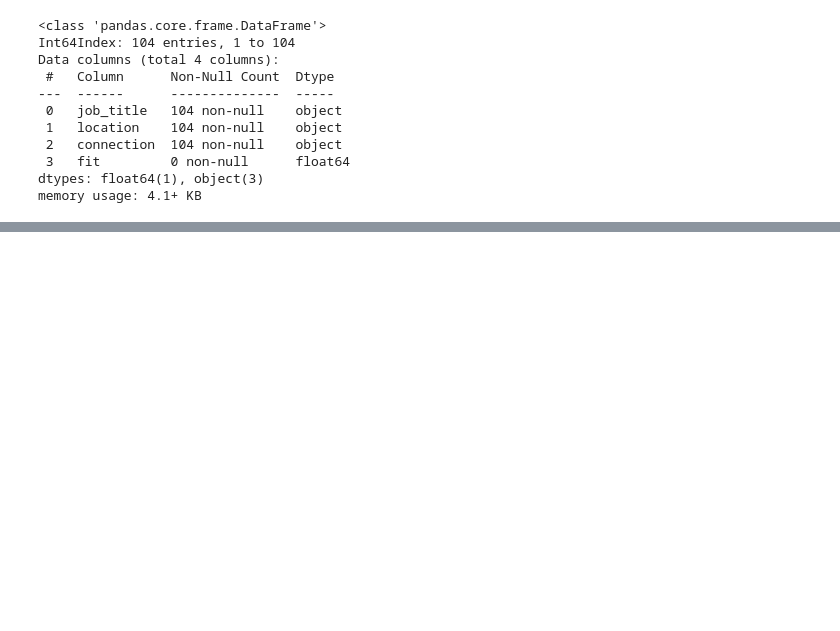
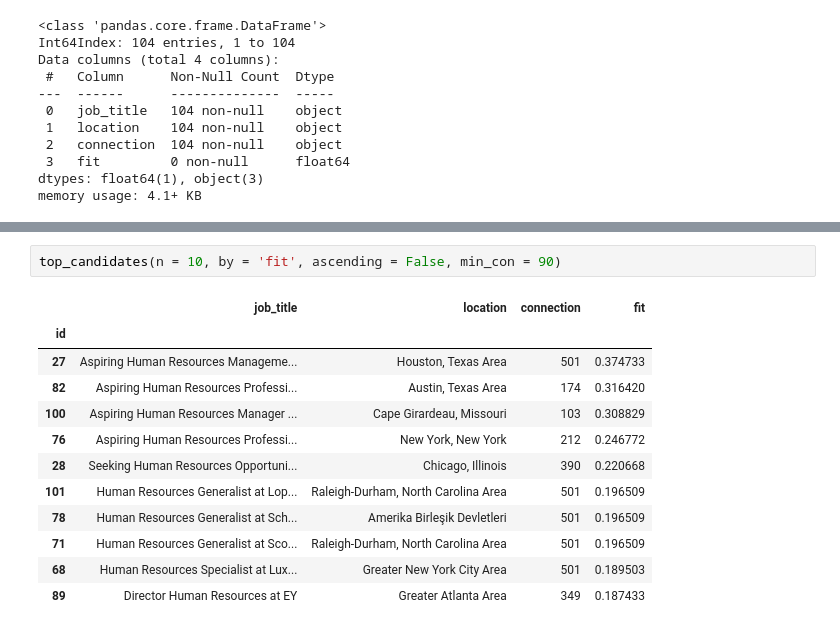
Before and after one commit to kre8tions/Apziva, a Jupyter notebook: tirMlkapx4XpMRlG/tirMlkapx4XpMRlG.ipynb, the cells around one changed output, grey strips where cells are left out. Saved outputs shown, nothing was run; the diff lists cells and outputs as text; blank space fills up the shorter version.

```diff
--- a/tirMlkapx4XpMRlG/tirMlkapx4XpMRlG.ipynb
+++ b/tirMlkapx4XpMRlG/tirMlkapx4XpMRlG.ipynb
@@ -179,0 +178,15 @@ def best_worst(n, by, ascending = False, min_bud = 0, min_votes = 0):
+# %%
+top_candidates(n = 10, by = 'fit', ascending = False, min_con = 90)
+# %% [output]
+|  | job_title | location | connection | fit |
+| id |  |  |  |  |
+| 27 | Aspiring Human Resources Manageme... | Houston, Texas Area | 501 | 0.374733 |
+| 82 | Aspiring Human Resources Professi... | Austin, Texas Area | 174 | 0.316420 |
+| 100 | Aspiring Human Resources Manager ... | Cape Girardeau, Missouri | 103 | 0.308829 |
+| 76 | Aspiring Human Resources Professi... | New York, New York | 212 | 0.246772 |
+| 28 | Seeking Human Resources Opportuni... | Chicago, Illinois | 390 | 0.220668 |
+| 101 | Human Resources Generalist at Lop... | Raleigh-Durham, North Carolina Area | 501 | 0.196509 |
+| 78 | Human Resources Generalist at Sch... | Amerika Birleşik Devletleri | 501 | 0.196509 |
+| 71 | Human Resources Generalist at Sco... | Raleigh-Durham, North Carolina Area | 501 | 0.196509 |
+| 68 | Human Resources Specialist at Lux... | Greater New York City Area | 501 | 0.189503 |
+| 89 | Director Human Resources at EY | Greater Atlanta Area | 349 | 0.187433 |
```
Also changed, not shown: parts of 25 cells of this notebook.
